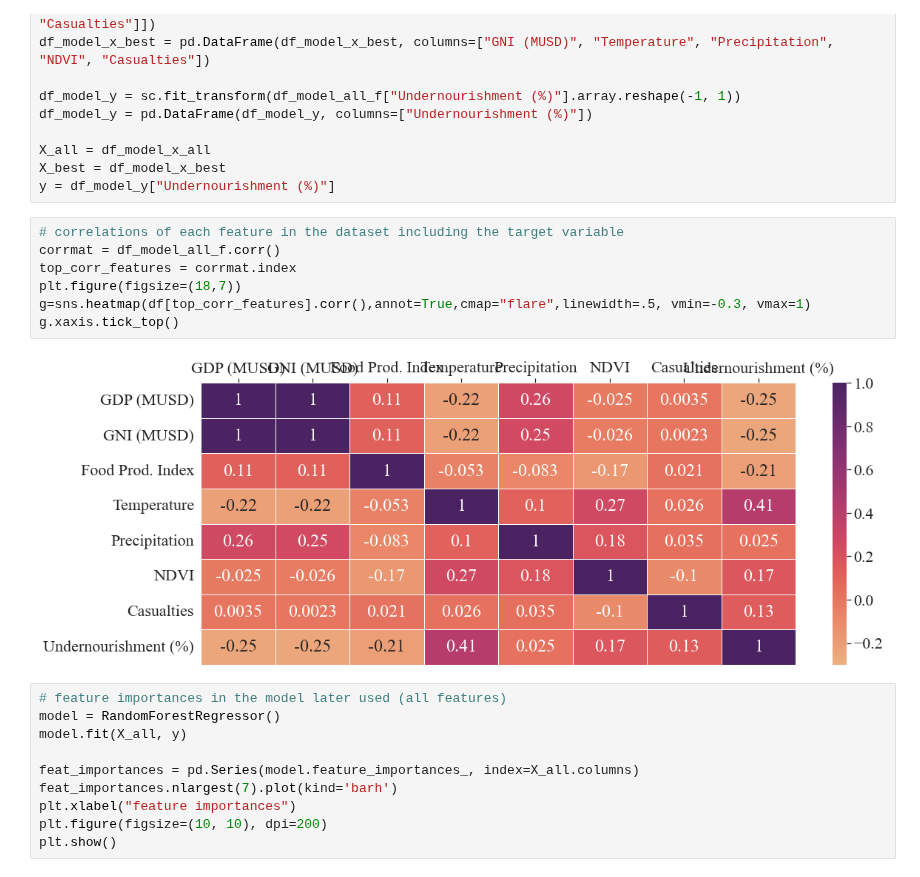
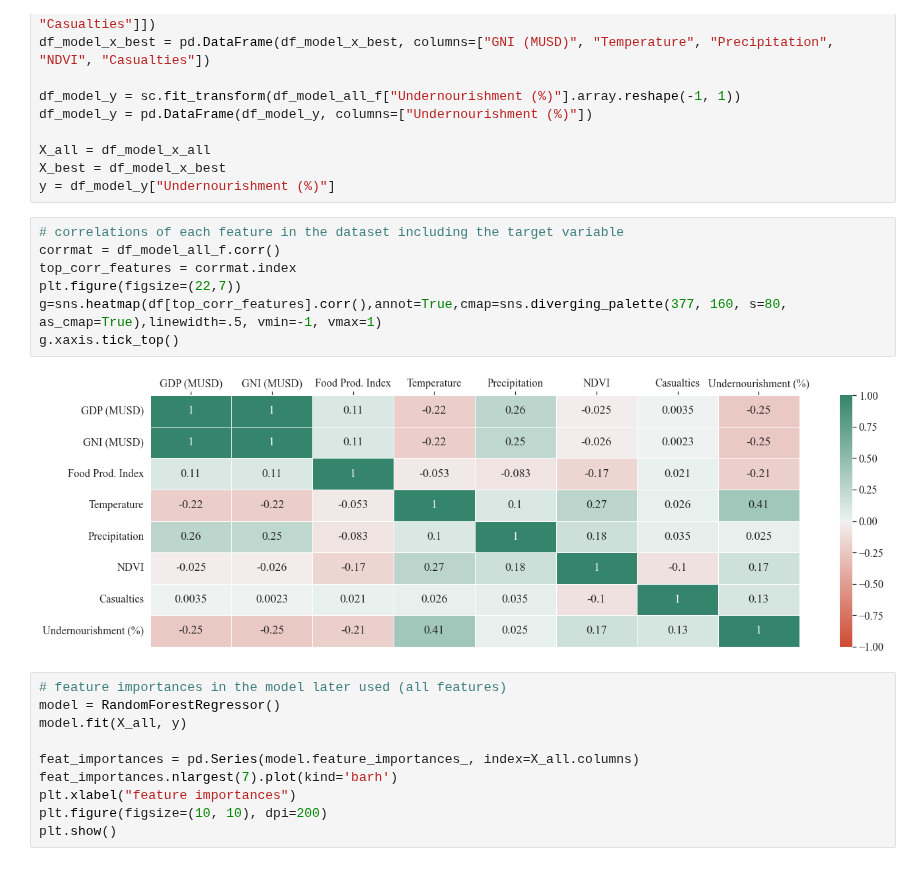
Before and after one commit to sonic171717/undernourishment_prediction, a Jupyter notebook: Models/eda_future_year_pred.ipynb, the cells around one changed output. Cells and saved outputs as stored; diff of their text form.

```diff
--- a/Models/eda_future_year_pred.ipynb
+++ b/Models/eda_future_year_pred.ipynb
@@ -41,12 +41,12 @@ y = df_model_y["Undernourishment (%)"]
 # %%
 # correlations of each feature in the dataset including the target variable
 corrmat = df_model_all_f.corr()
 top_corr_features = corrmat.index
-plt.figure(figsize=(18,7))
-g=sns.heatmap(df[top_corr_features].corr(),annot=True,cmap="flare",linewidth=.5, vmin=-0.3, vmax=1)
+plt.figure(figsize=(22,7))
+g=sns.heatmap(df[top_corr_features].corr(),annot=True,cmap=sns.diverging_palette(377, 160, s=80, as_cmap=True),linewidth=.5, vmin=-1, vmax=1)
 g.xaxis.tick_top()
 # %% [output]
-[figure, old version]
+[figure, new version]
 # %%
 # feature importances in the model later used (all features)
 model = RandomForestRegressor()
```
Also changed, not shown: parts of 2 cells of this notebook, 1 other file.
